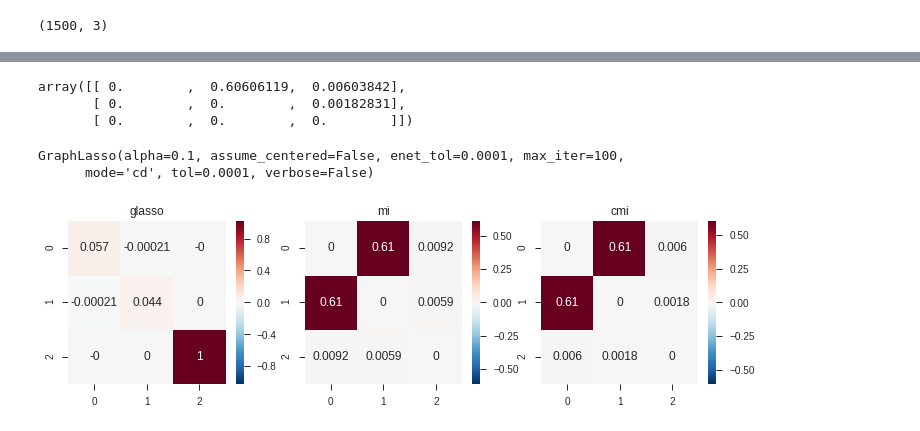
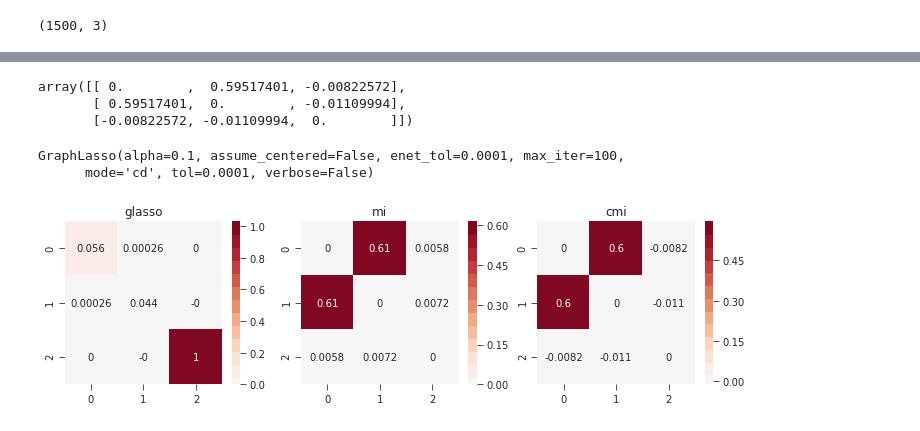
Before and after one commit to y-takashina/density_ratio, a Jupyter notebook: cmi-synthetic-data.ipynb, the cells around one changed output, grey strips where cells are left out. Saved outputs shown, nothing was run; the diff lists cells and outputs as text; code cells hidden in the pictures.

```diff
--- a/cmi-synthetic-data.ipynb
+++ b/cmi-synthetic-data.ipynb
@@ -31,15 +29,16 @@ X = scipy.stats.multivariate_normal(mean=[0, 0, 0], cov=cov).rvs(3000)
  [ 0.5  1.  -0.4]
  [ 0.  -0.4  1. ]]
 # %%
-mi = np.zeros([3, 3])
-cmi = np.zeros([3, 3])
-for i, j in tqdm.tqdm([(0, 1), (0, 2), (1, 2)]):
-    mi[i, j] = mlmi.mutual_information(X[:, i].reshape(-1, 1), X[:, j].reshape(-1, 1), n_b=200, maxiter=1000)
-    mask = (np.arange(3) != i) & (np.arange(3) != j)
-    mi_xz = mlmi.mutual_information(X[:, i].reshape(-1, 1), X[:, mask], n_b=200, maxiter=1000)
-    mi_yz = mlmi.mutual_information(X[:, j].reshape(-1, 1), X[:, mask], n_b=200, maxiter=1000)
-    mi_xyz = mlmi3.mutual_information(X[:, i].reshape(-1, 1), X[:, j].reshape(-1, 1), X[:, mask], n_b=200, maxiter=1000)
-    cmi[i, j] = mi_xyz - (mi_xz + mi_yz)
+d = 3
+mi = np.zeros([d, d])
+cmi = np.zeros([d, d])
+for i, j in tqdm.tqdm([(i, j) for i in range(d) for j in range(d) if i > j]):
+    mi[i, j] = mi[j, i] = kliep.mutual_information_kliep(X=X[:, i].reshape(-1, 1), Y=X[:, j].reshape(-1, 1), maxiter=1000)
+    mask = (np.arange(d) != i) & (np.arange(d) != j)
+    mi_xz = kliep.mutual_information_kliep(X=X[:, i].reshape(-1, 1), Y=X[:, mask], maxiter=1000)
+    mi_yz = kliep.mutual_information_kliep(X=X[:, j].reshape(-1, 1), Y=X[:, mask], maxiter=1000)
+    mi_xyz = kliep.mutual_information_kliep(X=X[:, i].reshape(-1, 1), Y=X[:, j].reshape(-1, 1), Z=X[:, mask], maxiter=1000)
+    cmi[i, j] = cmi[j, i] = mi_xyz - (mi_xz + mi_yz)
 
 cmi
 # %% [output]
@@ -86,19 +80,20 @@ plotly.offline.iplot([trace])
 # %%
-mi = np.zeros([3, 3])
-cmi = np.zeros([3, 3])
-for i, j in tqdm.tqdm([(0, 1), (0, 2), (1, 2)]):
-    mi[i, j] = mlmi.mutual_information(X[:, i].reshape(-1, 1), X[:, j].reshape(-1, 1), n_b=200, maxiter=100000)
-    mask = (np.arange(3) != i) & (np.arange(3) != j)
-    mi_xz = mlmi.mutual_information(X[:, i].reshape(-1, 1), X[:, mask], n_b=200, maxiter=100000)
-    mi_yz = mlmi.mutual_information(X[:, j].reshape(-1, 1), X[:, mask], n_b=200, maxiter=100000)
-    mi_xyz = mlmi3.mutual_information(X[:, i].reshape(-1, 1), X[:, j].reshape(-1, 1), X[:, mask], n_b=200, maxiter=100000)
-    cmi[i, j] = mi_xyz - (mi_xz + mi_yz)
+d = 3
+mi = np.zeros([d, d])
+cmi = np.zeros([d, d])
+for i, j in tqdm.tqdm([(i, j) for i in range(d) for j in range(d) if i > j]):
+    mi[i, j] = mi[j, i] = kliep.mutual_information_kliep(X=X[:, i].reshape(-1, 1), Y=X[:, j].reshape(-1, 1), maxiter=1000)
+    mask = (np.arange(d) != i) & (np.arange(d) != j)
+    mi_xz = kliep.mutual_information_kliep(X=X[:, i].reshape(-1, 1), Y=X[:, mask], maxiter=1000)
+    mi_yz = kliep.mutual_information_kliep(X=X[:, j].reshape(-1, 1), Y=X[:, mask], maxiter=1000)
+    mi_xyz = kliep.mutual_information_kliep(X=X[:, i].reshape(-1, 1), Y=X[:, j].reshape(-1, 1), Z=X[:, mask], maxiter=1000)
+    cmi[i, j] = cmi[j, i] = mi_xyz - (mi_xz + mi_yz)
 
 cmi
 # %% [output]
-array([[ 0.        ,  0.60606119,  0.00603842],
-       [ 0.        ,  0.        ,  0.00182831],
-       [ 0.        ,  0.        ,  0.        ]])
+array([[ 0.        ,  0.59517401, -0.00822572],
+       [ 0.59517401,  0.        , -0.01109994],
+       [-0.00822572, -0.01109994,  0.        ]])
 # %%
 model = sklearn.covariance.GraphLasso(alpha=0.1)
 model.fit(X)
@@ -108,11 +103,11 @@ GraphLasso(alpha=0.1, assume_centered=False, enet_tol=0.0001, max_iter=100,
 # %%
 f, axes = plt.subplots(1, 3, figsize=[12, 3])
 axes[0].set_title('glasso')
 axes[1].set_title('mi')
 axes[2].set_title('cmi')
-sns.heatmap(model.precision_, annot=True, ax=axes[0], center=0)#, cmap=palette)
-sns.heatmap(mi + np.transpose(mi), annot=True, ax=axes[1], center=0)#, cmap=palette)
-sns.heatmap(cmi + np.transpose(cmi), annot=True, ax=axes[2], center=0)#, cmap=palette)
+sns.heatmap(model.precision_, annot=True, ax=axes[0], center=0, cmap=palette)
+sns.heatmap(mi, annot=True, ax=axes[1], center=0, cmap=palette)
+sns.heatmap(cmi, annot=True, ax=axes[2], center=0, cmap=palette)
 plt.savefig('cmi2.png', dpi=120)
 # %% [output]
-[figure, old version]
+[figure, new version]
```
Also changed, not shown: parts of 6 cells of this notebook, 4 other files.
